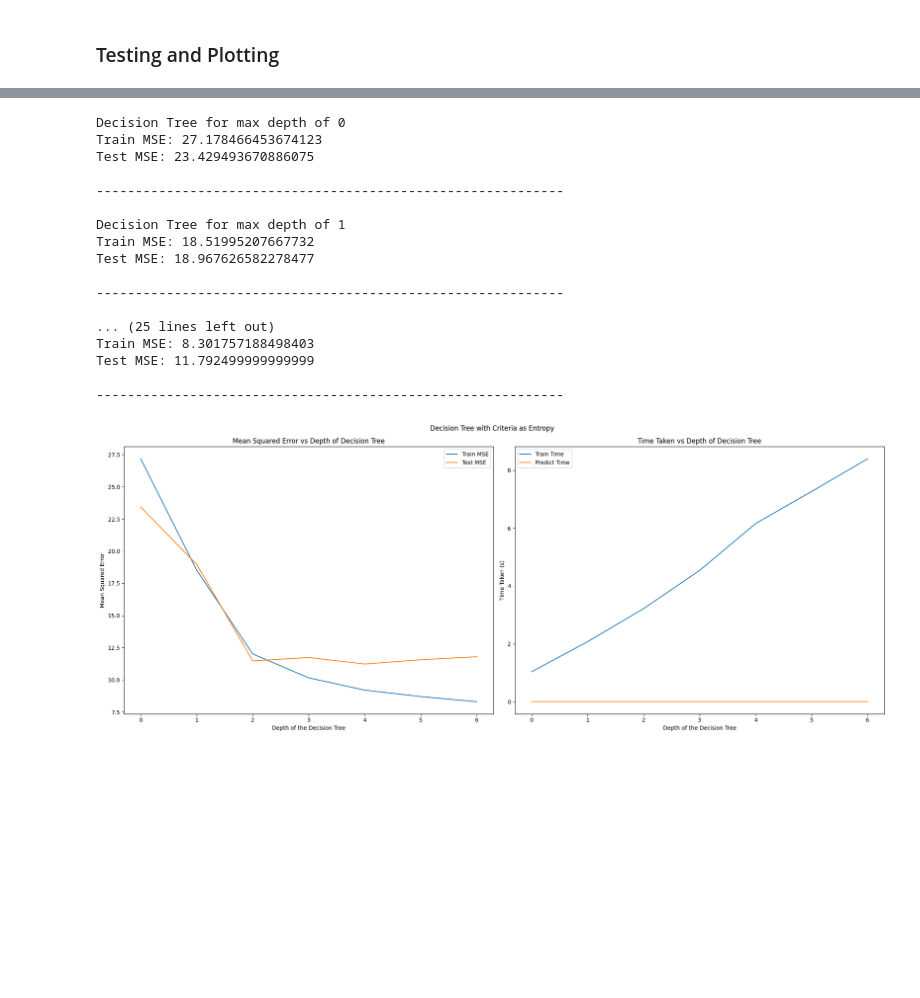
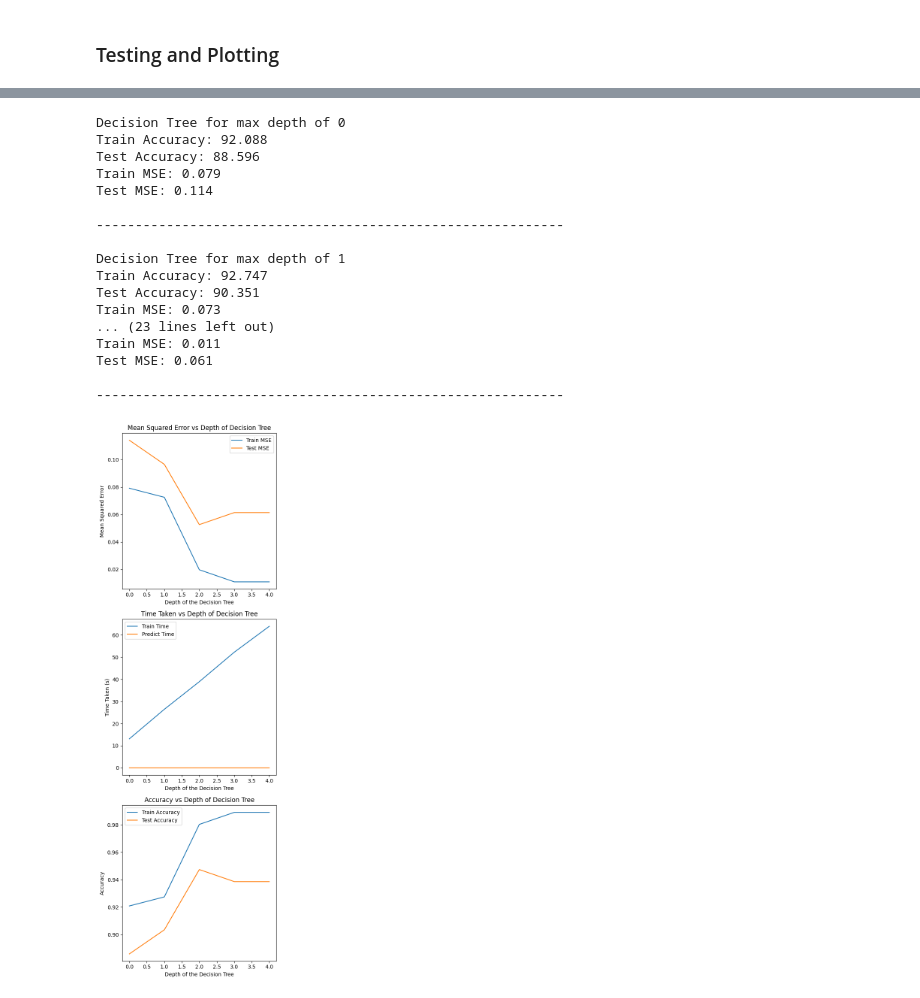
Before and after one commit to Demolus13/Machine-Learning-Models, a Jupyter notebook: Decision Tree & Random Forest/Model.ipynb, the cells around one changed output, grey strips where cells are left out. Drawn from its saved outputs; the diff is of its cells as text; code cells hidden in the pictures; blank space fills up the shorter version.

Commit message:
refactor: Improve Decision Tree & Random Forest model notebook

```diff
--- a/Decision Tree & Random Forest/Model.ipynb
+++ b/Decision Tree & Random Forest/Model.ipynb
@@ -154,10 +215,9 @@ size of the dataset:  (392, 7)
 # %%
 # Extract X and Y from dataset
-X = dataset.drop(columns=["mpg"])
-Y = dataset["mpg"]
+X = dataset.iloc[:, :-1]
+Y = dataset.iloc[:, -1]
 
-# Normalize the dataset
-# X = pd.DataFrame(preprocessing.normalize(X, axis=0), columns=X.columns)
+# Split the dataset into train and test
 X_train, X_test, Y_train, Y_test = train_test_split(X, Y, train_size=0.8, random_state=42)
 
 # Print the first few records
@@ -302,7 +378,8 @@ class DecisionTree():
             self.plot_tree(node.right, depth + 1)
 # %%
 # Defining the model for Decision Tree
-model = DecisionTree(criterion='entropy' , min_samples=10, max_depth=3)
+# model = DecisionTree(type='regression', criterion='entropy' , min_samples=10, max_depth=3)
+model = DecisionTree(type='classification', criterion='entropy' , min_samples=10, max_depth=3)
 # %%
 # Training the model
 model.fit(X_train, Y_train)
@@ -349,12 +426,13 @@ directory = "Models"
 os.makedirs(directory, exist_ok=True)
 
 # Train the model with different hyperparameters
+type = 'classification'
 Metrics = {}
-for depth in range(0, 7):
+for depth in range(0, 5):
     print(f"Decision Tree for max depth of {depth}")
 
     # Defining the model for Decision Tree
-    model = DecisionTree(criterion='entropy' , min_samples=10, max_depth=depth)
+    model = DecisionTree(type=type, criterion='entropy' , min_samples=10, max_depth=depth)
     start = time()
     model.fit(X_train, Y_train)
     end = time()
@@ -363,16 +441,25 @@ for depth in range(0, 7):
     # Calculating the metrics
     Y_pred = model.predict(X_train)
     train_mse = mean_squared_error(Y_train, Y_pred)
+    if type == 'classification':
+        accuracy_train = accuracy(Y_train, Y_pred)
+        print(f"Train Accuracy: {round(100*accuracy_train, 3)}")
     start = time()
     Y_pred = model.predict(X_test)
     end = time()
     predict_time = end - start
     test_mse = mean_squared_error(Y_test, Y_pred)
+    if type == 'classification':
+        accuracy_test = accuracy(Y_test, Y_pred)
+        print(f"Test Accuracy: {round(100*accuracy_test, 3)}")
 
     # Storing the metrics
     Metrics[depth] = {"Train MSE": train_mse, "Test MSE": test_mse, "Train Time": train_time, "Predict Time": predict_time}
-    print(f"Train MSE: {train_mse}")
-    print(f"Test MSE: {test_mse}")
+    print(f"Train MSE: {round(train_mse, 3)}")
+    print(f"Test MSE: {round(test_mse, 3)}")
+    if type == 'classification':
+        Metrics[depth]["Train Accuracy"] = accuracy_train
+        Metrics[depth]["Test Accuracy"] = accuracy_test
 
     # Saving the model
     filepath = os.path.join(directory, f"DTree_Entropy_{depth}.pkl")
@@ -383,41 +470,49 @@ for depth in range(0, 7):
 Metrics = pd.DataFrame(Metrics).T
 # %% [output]
 Decision Tree for max depth of 0
-Train MSE: 27.178466453674123
-Test MSE: 23.429493670886075
+Train Accuracy: 92.088
+Test Accuracy: 88.596
+Train MSE: 0.079
+Test MSE: 0.114
 
 ------------------------------------------------------------
 
 Decision Tree for max depth of 1
-Train MSE: 18.51995207667732
-Test MSE: 18.967626582278477
+Train Accuracy: 92.747
+Test Accuracy: 90.351
+Train MSE: 0.073
+... (23 lines left out)
+Train MSE: 0.011
+Test MSE: 0.061
 
 ------------------------------------------------------------
-
-... (25 lines left out)
-Train MSE: 8.301757188498403
-Test MSE: 11.792499999999999
-
-------------------------------------------------------------
 # %%
 # Plotting the metrics
-fig, axs = plt.subplots(1, 2, figsize=(20, 8))
+if type == 'classification':
+    fig, axs = plt.subplots(3, 1, figsize=(5, 15))
+elif type == 'regression':
+    fig, axs = plt.subplots(1, 2, figsize=(20, 8))
 
 Metrics.iloc[:, :2].plot(ax=axs[0])
 axs[0].set_xlabel('Depth of the Decision Tree')
 axs[0].set_ylabel('Mean Squared Error')
 axs[0].set_title('Mean Squared Error vs Depth of Decision Tree')
 
-Metrics.iloc[:, 2:].plot(ax=axs[1])
+Metrics.iloc[:, 2:4].plot(ax=axs[1])
 axs[1].set_xlabel('Depth of the Decision Tree')
 axs[1].set_ylabel('Time Taken (s)')
 axs[1].set_title('Time Taken vs Depth of Decision Tree')
 
-fig.suptitle('Decision Tree with Criteria as Entropy')
+if type == 'classification':
+    Metrics.iloc[:, 4:].plot(ax=axs[2])
+    axs[2].set_xlabel('Depth of the Decision Tree')
+    axs[2].set_ylabel('Accuracy')
+    axs[2].set_title('Accuracy vs Depth of Decision Tree')
+
 plt.tight_layout()
 plt.show()
 # %% [output]
-[figure, old version]
+[figure, new version]
 # %%
 # Specify the directory you want to save in
 directory = "Models"
```
Also changed, not shown: parts of 11 cells of this notebook, 14 other files.
